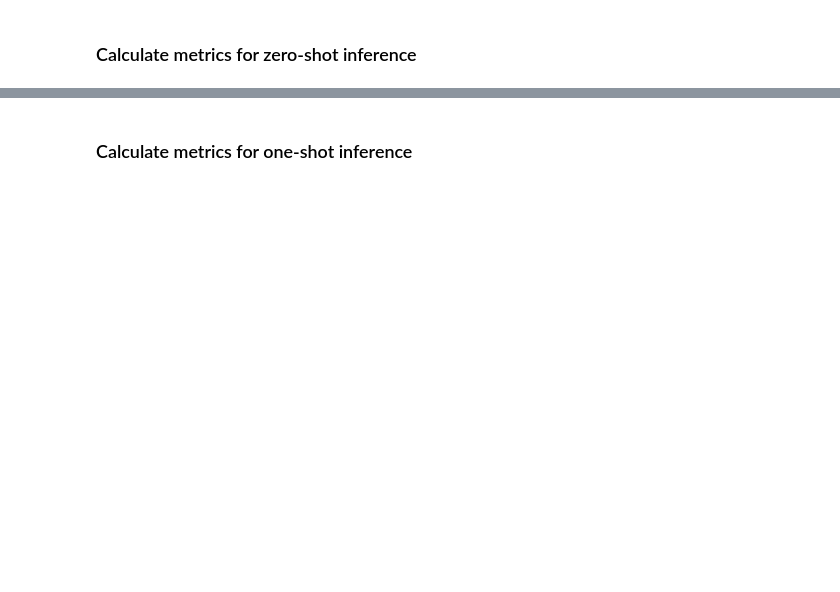
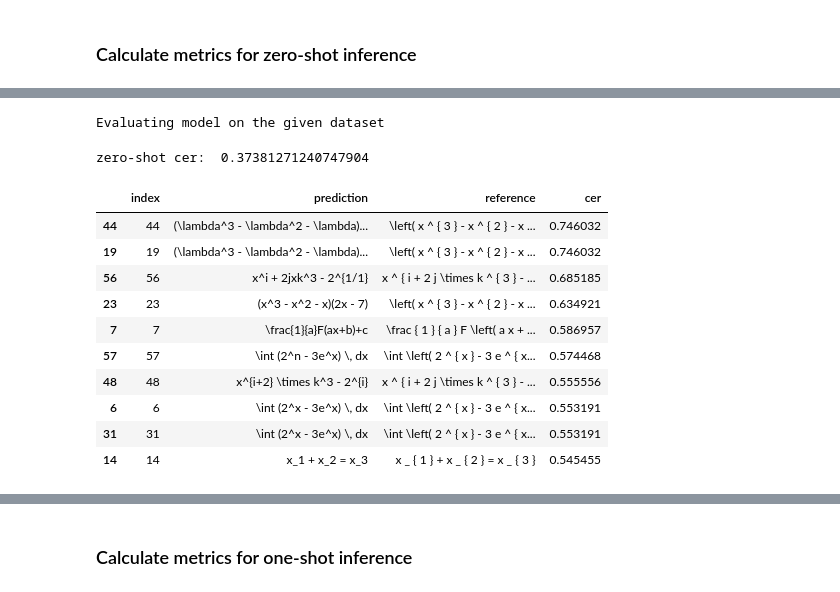
Before and after one commit to vys-leon/vlm-handwriting-to-latex, a Jupyter notebook: notebooks/training_evaluation.ipynb, the cells around one changed output, grey strips where cells are left out. Drawn from its saved outputs; the diff is of its cells as text; code cells hidden in the pictures; blank space fills up the shorter version.

```diff
--- a/notebooks/training_evaluation.ipynb
+++ b/notebooks/training_evaluation.ipynb
@@ -235,0 +303,61 @@ cer = 0.18458643107236367
+# %%
+def normalize_reference(text: str) -> str:
+    return text.strip()
+# %%
+def evaluate_model(
+    model,
+    processor,
+    dataset,
+    device,
+    prompt,
+    examples=None,
+    max_new_tokens=150,
+):
+    results = []
+    prompt, examples = prompt
+    print("Evaluating model on the given dataset")
+    for idx, item in enumerate(tqdm(dataset)):
+        raw_prediction = generate_prediction(
+            model=model,
+            processor=processor,
+            images=examples + [item["image"]],
+            prompt=prompt,
+            device=device,
+            max_new_tokens=max_new_tokens,
+        )
+        prediction = normalize_prediction(raw_prediction)
+        reference = normalize_reference(item["text"])
+
+        results.append({
+            "index": idx,
+            "prediction": prediction,
+            "reference": reference,
+            "cer": jiwer.cer(reference, prediction),
+        })
+
+    return pd.DataFrame(results)
+# %%
+prompt = prompt_generation()
+# %%
+results = evaluate_model(model, processor, test_dataset_linxy, device=model.device, prompt=prompt)
+# %% [output]
+Evaluating model on the given dataset
+# %%
+zero_shot_cer = results["cer"].mean()
+print("zero-shot cer: ", zero_shot_cer)
+# %% [output]
+zero-shot cer:  0.37381271240747904
+# %%
+results.sort_values("cer", ascending=False).head(10)
+# %% [output]
+|  | index | prediction | reference | cer |
+| 44 | 44 | (\lambda^3 - \lambda^2 - \lambda)... | \left( x ^ { 3 } - x ^ { 2 } - x ... | 0.746032 |
+| 19 | 19 | (\lambda^3 - \lambda^2 - \lambda)... | \left( x ^ { 3 } - x ^ { 2 } - x ... | 0.746032 |
+| 56 | 56 | x^i + 2jxk^3 - 2^{1/1} | x ^ { i + 2 j \times k ^ { 3 } - ... | 0.685185 |
+| 23 | 23 | (x^3 - x^2 - x)(2x - 7) | \left( x ^ { 3 } - x ^ { 2 } - x ... | 0.634921 |
+| 7 | 7 | \frac{1}{a}F(ax+b)+c | \frac { 1 } { a } F \left( a x + ... | 0.586957 |
+| 57 | 57 | \int (2^n - 3e^x) \, dx | \int \left( 2 ^ { x } - 3 e ^ { x... | 0.574468 |
+| 48 | 48 | x^{i+2} \times k^3 - 2^{i} | x ^ { i + 2 j \times k ^ { 3 } - ... | 0.555556 |
+| 6 | 6 | \int (2^x - 3e^x) \, dx | \int \left( 2 ^ { x } - 3 e ^ { x... | 0.553191 |
+| 31 | 31 | \int (2^x - 3e^x) \, dx | \int \left( 2 ^ { x } - 3 e ^ { x... | 0.553191 |
+| 14 | 14 | x_1 + x_2 = x_3 | x _ { 1 } + x _ { 2 } = x _ { 3 } | 0.545455 |
```
Also changed, not shown: parts of 86 cells of this notebook, 9 other files.
